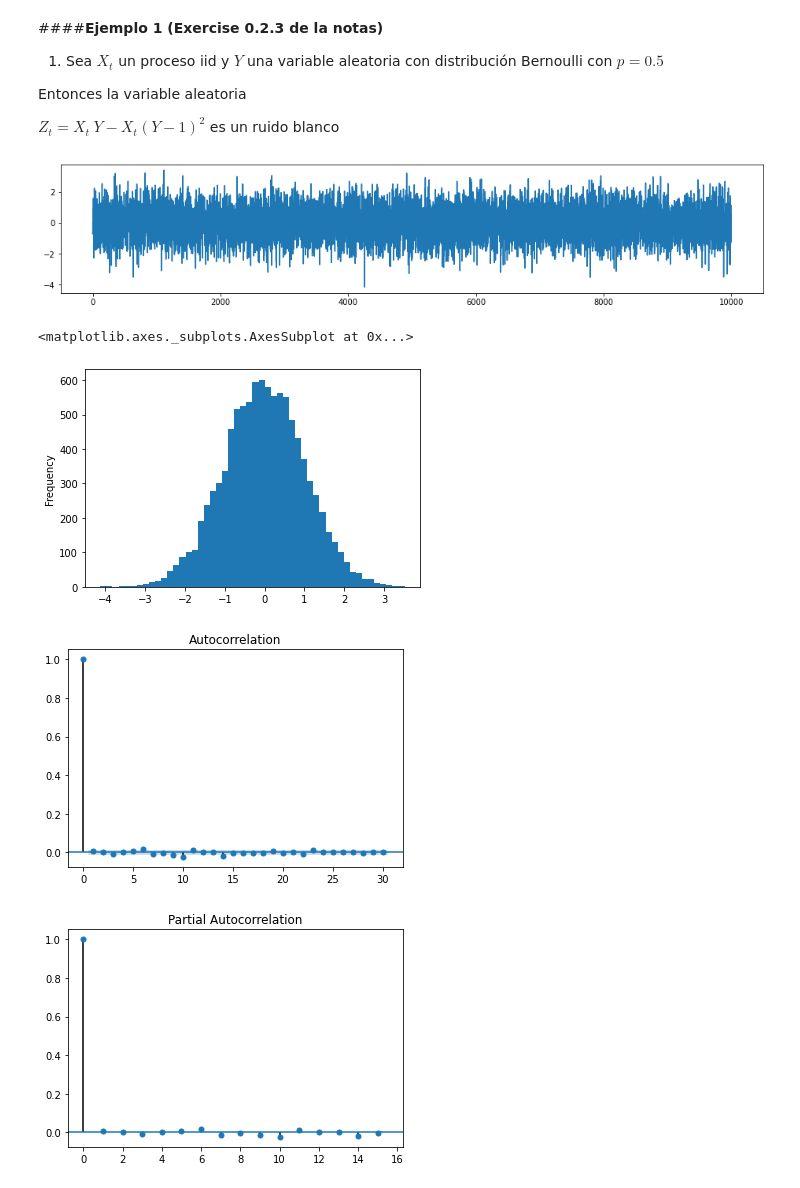
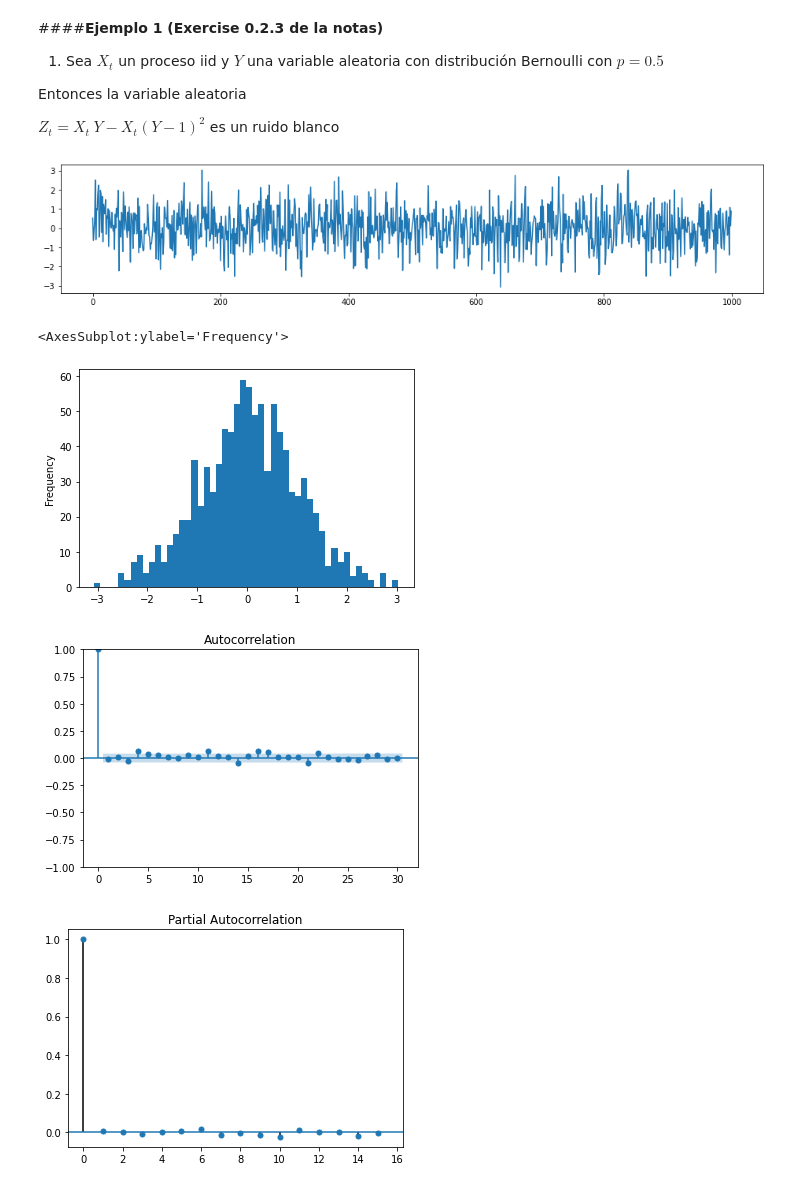
Before and after one commit to AnIsAsPe/Prediccion-produccion-electricidad, a Jupyter notebook: notebooks/regresión,_ruido_y_series_de_tiempo.ipynb, the cells around one changed output. Drawn from its saved outputs; the diff is of its cells as text; code cells hidden in the pictures.

```diff
--- a/notebooks/regresión,_ruido_y_series_de_tiempo.ipynb
+++ b/notebooks/regresión,_ruido_y_series_de_tiempo.ipynb
@@ -118,26 +129,26 @@ Entonces la variable aleatoria
 
 $Z_t= X_t~Y- X_t(Y-1)^2$ es un ruido blanco
 # %%
-num_muestras = 10000
+num_muestras = 1000
 X_t = pd.Series(np.random.normal(size= num_muestras))
 Y = pd.Series(np.random.binomial(1, p = 0.5, size = num_muestras))
 Z_t = (X_t * Y) - X_t*pow((Y - 1),2)
 
 Z_t.plot(figsize = (16,3))
 plt.show()
 # %% [output]
-[figure, old version]
+[figure, new version]
 # %%
 Z_t.plot.hist(bins=50)
 # %% [output]
-<matplotlib.axes._subplots.AxesSubplot at 0x...>
+<AxesSubplot:ylabel='Frequency'>
-[figure, old version]
+[figure, new version]
 # %%
 # Función de autocorrelación
 plot_acf(Z_t,   alpha=0.2, lags=30)
 plt.show()
 # %% [output]
-[figure, old version]
+[figure, new version]
 # %%
 # Función de autocorrelación parcial
 
```
Also changed, not shown: parts of 12 cells of this notebook.
